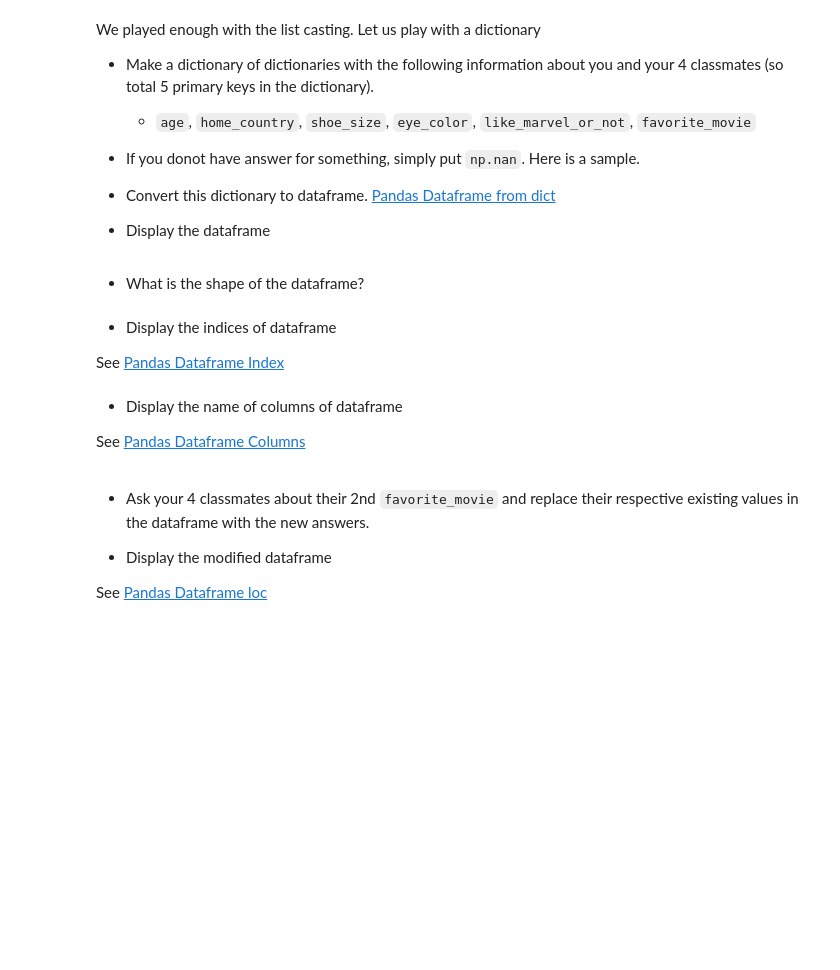
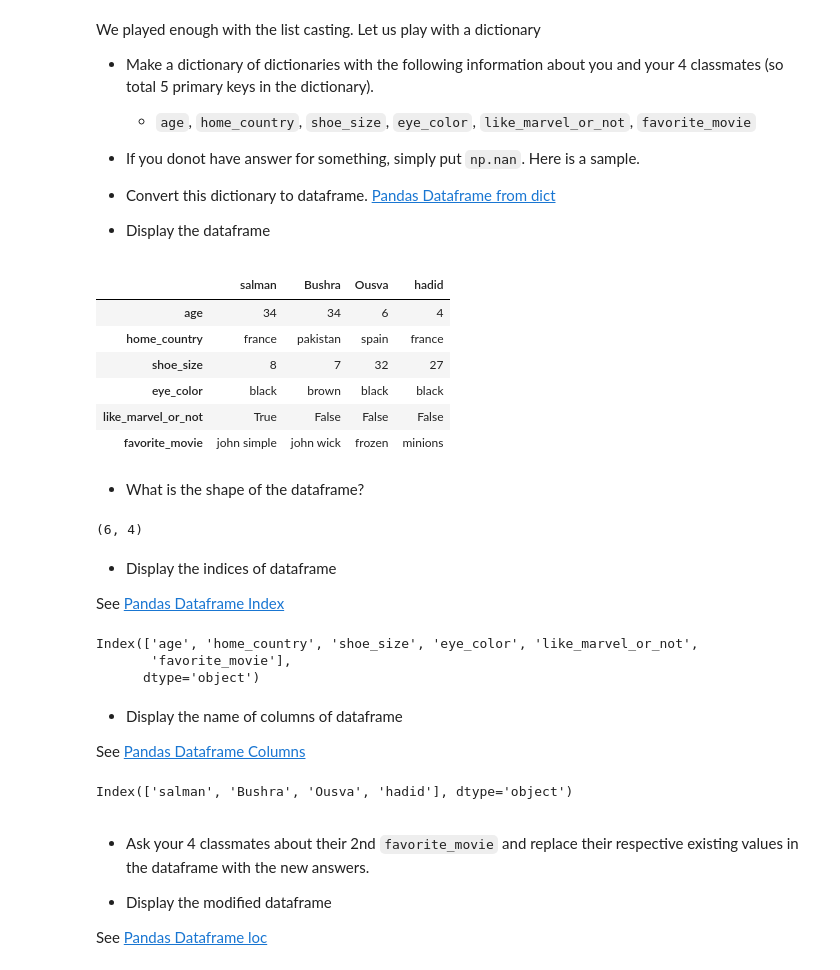
Before and after one commit to salmanshahid8/ml_practice_exercise, a Jupyter notebook: exercises/1_pandas_exe.ipynb, the cells around one changed output. Cells and saved outputs as stored; diff of their text form; code cells hidden in the pictures; blank space fills up the shorter version.

```diff
--- a/exercises/1_pandas_exe.ipynb
+++ b/exercises/1_pandas_exe.ipynb
@@ -139,16 +180,66 @@ We played enough with the list casting. Let us play with a dictionary
 - Convert this dictionary to dataframe. [Pandas Dataframe from dict](https://www.geeksforgeeks.org/create-pandas-dataframe-from-dictionary-of-dictionaries/)
 
 - Display the dataframe
+# %%
+d={"salman":{"age":34,
+             "home_country":"france",
+             "shoe_size":8,
+             "eye_color":"black",
+             "like_marvel_or_not":True,
+             "favorite_movie":"john simple"},
+    "Bushra":{"age":34,
+             "home_country":"pakistan",
+             "shoe_size":7,
+             "eye_color":"brown",
+             "like_marvel_or_not":False,
+             "favorite_movie":"john wick"},
+    "Ousva":{"age":6,
+             "home_country":"spain",
+             "shoe_size":32,
+             "eye_color":"black",
+             "like_marvel_or_not":False,
+             "favorite_movie":"frozen"},
+    "hadid":{"age":4,
+             "home_country":"france",
+             "shoe_size":27,
+             "eye_color":"black",
+             "like_marvel_or_not":False,
+             "favorite_movie":"minions"}}
+
+data = pd.DataFrame(d)
+data
+# %% [output]
+|  | salman | Bushra | Ousva | hadid |
+| age | 34 | 34 | 6 | 4 |
+| home_country | france | pakistan | spain | france |
+| shoe_size | 8 | 7 | 32 | 27 |
+| eye_color | black | brown | black | black |
+| like_marvel_or_not | True | False | False | False |
+| favorite_movie | john simple | john wick | frozen | minions |
 # %% [markdown]
 - What is the shape of the dataframe?
+# %%
+data.shape
+# %% [output]
+(6, 4)
 # %% [markdown]
 - Display the indices of dataframe
 
 See [Pandas Dataframe Index](https://pandas.pydata.org/docs/reference/api/pandas.DataFrame.index.html)
+# %%
+data.index
+# %% [output]
+Index(['age', 'home_country', 'shoe_size', 'eye_color', 'like_marvel_or_not',
+       'favorite_movie'],
+      dtype='object')
 # %% [markdown]
 - Display the name of columns of dataframe
 
 See [Pandas Dataframe Columns](https://pandas.pydata.org/docs/reference/api/pandas.DataFrame.columns.html)
+# %%
+data.columns
+# %% [output]
+Index(['salman', 'Bushra', 'Ousva', 'hadid'], dtype='object')
 # %% [markdown]
 - Ask your 4 classmates about their 2nd `favorite_movie` and replace their respective existing values in the dataframe with the new answers.
 
```
Also changed, not shown: parts of 8 cells of this notebook.
